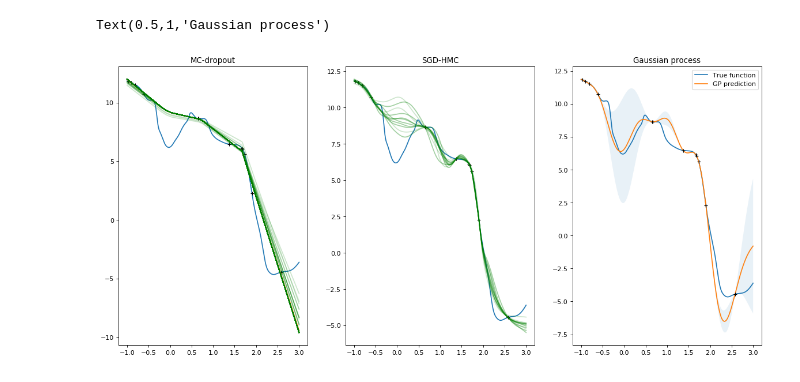
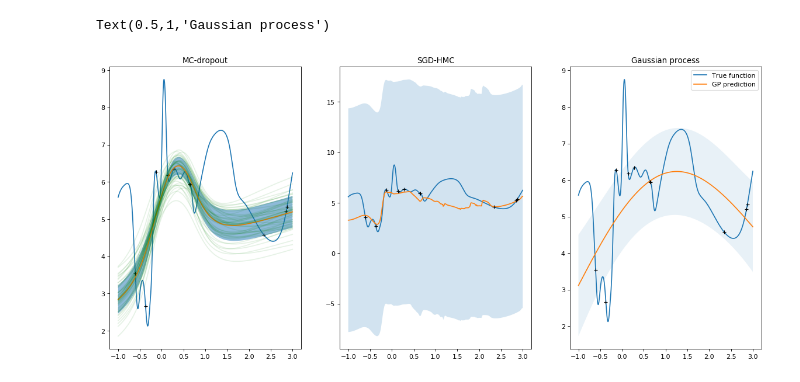
Before and after one commit to Alaya-in-Matrix/BNN, a Jupyter notebook: test_nn.ipynb, the cells around one changed output. Saved outputs shown, nothing was run; the diff lists cells and outputs as text; code cells hidden in the pictures.

Commit message:
BNN_SGDHMC

```diff
--- a/test_nn.ipynb
+++ b/test_nn.ipynb
@@ -14,7 +15,7 @@ plt.rcParams['figure.figsize'] = (12.0, 8)
 bench = RandomNN(1,3,50,nn.Tanh())
 bench.rand_normal_weight(1)
 num_plot  = 1000
-num_train = 12
+num_train = 10
 x = torch.linspace(-1,3,num_plot)[:,None]
 y = bench(x)
 train_id = np.random.permutation(num_plot)[:num_train]
@@ -28,25 +29,26 @@ plt.plot(train_x.numpy(), train_y.detach().numpy(),'k+')
 # %%
 conf = dict()
-conf['num_epochs'] = 1600
+conf['num_epochs'] = 16000
 conf['num_hidden'] = 50
-conf['num_layers'] = 1
+conf['num_layers'] = 3
 conf['batch_size'] = 128
 
 
-conf['dropout_rate'] = 0.01
-conf['lr']           = 10 ** (-1.62)
-conf['tau']          = 10 ** (-1.24)
-conf['lscale']       = 10 ** (-2.0)
+conf['dropout_rate'] = 0.1
+conf['lr']           = 1e-4
+conf['tau']        =  100
+conf['lscale']     = 0
 
 
+model = BNN_Dropout(1,nn.Tanh(), conf)
 
-model = BNN_Dropout(1,nn.ReLU(), conf)
-hmc_model = Bohamiann(print_every_n_steps=100)
+conf_hmc = dict()
+hmc_model = BNN_SGDHMC(dim = 1, act = nn.Tanh(), conf = conf_hmc)
 kern = GPy.kern.RBF(input_dim = 1)
 gp = GPy.models.GPRegression(X=train_x.numpy(), Y= train_y.detach().numpy(), kernel=kern)
 gp.likelihood.variance = 1e-2
 # %%
-hmc_model.train(train_x.numpy(), train_y.detach().numpy(), num_steps=3000, num_burn_in_steps=2000, keep_every=50, lr=1e-2, verbose=True)
+hmc_model.train(train_x, train_y)
 model.train(train_x, train_y)
 gp.optimize()
 # %% [output]
@@ -90,34 +92,43 @@ After 1600 epochs, loss is 0.00475841
 <paramz.optimization.optimization.opt_lbfgsb at 0x...>
 # %%
-py = model.predict(x)
-_,_,hmc_py = hmc_model.predict(x.numpy(), return_individual_predictions=True)
+#py = model.predict(x)
+py,pv = model.predict_mv(x)
+ps = torch.sqrt(pv)
+m_hmc,v_hmc = hmc_model.predict_mv(x)
+m_hmc = m_hmc.detach().numpy().reshape(num_plot)
+s_hmc   = v_hmc.sqrt().detach().numpy().reshape(num_plot)
 fig=plt.figure(figsize=(18, 8), dpi= 80, facecolor='w', edgecolor='k')
 
 
 plt.subplot(131)
 plt.plot(x.numpy(), y.detach().numpy())
 plt.plot(train_x.numpy(), train_y.detach().numpy(),'k+')
 plt.plot(x.numpy(),py.detach().numpy(),label = 'Pred')
-for i in range(100):
+plt.fill_between(
+    x.numpy().reshape(num_plot),
+    (py - ps).reshape(num_plot).detach().numpy(),
+    (py + ps).reshape(num_plot).detach().numpy(), alpha = 0.5)
+for i in range(50):
     net = model.sample()
     py  = net((x - model.x_mean) / model.x_std) * model.y_std + model.y_mean
-    plt.plot(x.numpy(),py.detach().numpy(), 'g', alpha = 0.2)
+    plt.plot(x.numpy(),py.detach().numpy(), 'g', alpha = 0.1)
 plt.title('MC-dropout')
 
 plt.subplot(132)
 plt.plot(x.numpy(), y.detach().numpy())
+plt.plot(x.numpy(), m_hmc)
 plt.plot(train_x.numpy(), train_y.detach().numpy(),'k+')
-plt.plot(x.numpy(), hmc_py.T, 'g', alpha = 0.2)
+plt.fill_between(x.numpy().reshape(num_plot), m_hmc + s_hmc, m_hmc - s_hmc, alpha = 0.2)
 plt.title('SGD-HMC')
 
 plt.subplot(133)
 gp_m, gp_v = gp.predict(x.numpy())
 plt.plot(x.numpy(), y.detach().numpy(), label = 'True function')
 plt.plot(x.numpy(), gp_m, label = 'GP prediction')
 plt.plot(train_x.numpy(), train_y.detach().numpy(),'k+')
 plt.fill_between(x.numpy().reshape(num_plot), (gp_m - np.sqrt(gp_v)).reshape(num_plot), (gp_m + np.sqrt(gp_v)).reshape(num_plot), alpha = 0.1)
 plt.legend()
 plt.title('Gaussian process')
 # %% [output]
 Text(0.5,1,'Gaussian process')
-[figure, old version]
+[figure, new version]
```
Also changed, not shown: parts of 6 cells of this notebook, 4 other files.
